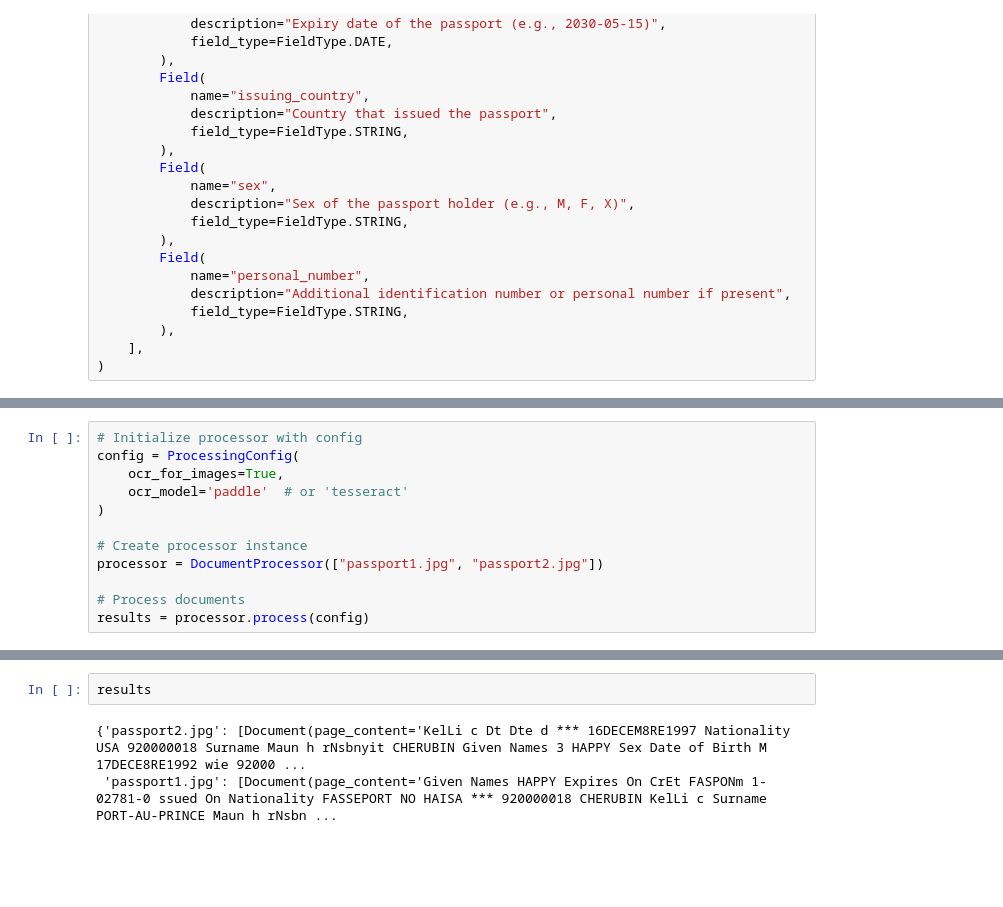
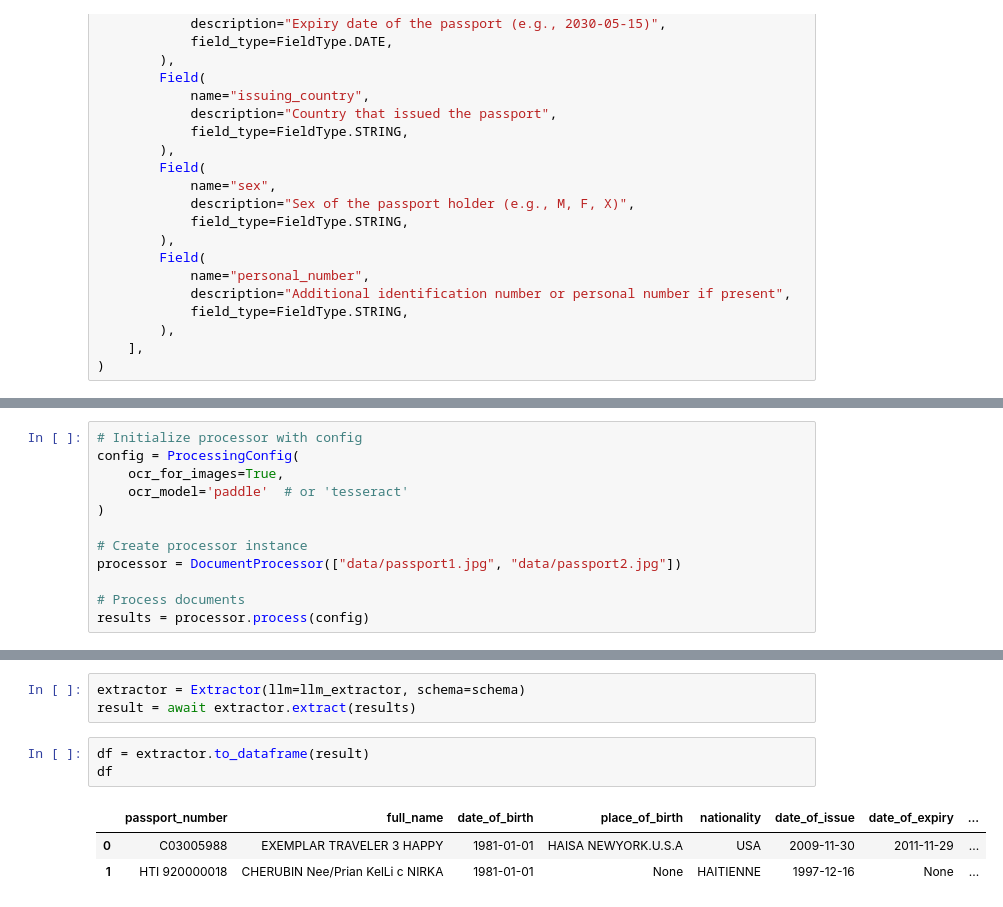
Before and after one commit to osllmai/IndoxMiner, a Jupyter notebook: examples/test.ipynb, the cells around one changed output, grey strips where cells are left out. Saved outputs shown, nothing was run; the diff lists cells and outputs as text; blank space fills up the shorter version.

```diff
--- a/examples/test.ipynb
+++ b/examples/test.ipynb
@@ -376,7 +359,7 @@ config = ProcessingConfig(
 )
 
 # Create processor instance
-processor = DocumentProcessor(["passport1.jpg", "passport2.jpg"])
+processor = DocumentProcessor(["data/passport1.jpg", "data/passport2.jpg"])
 
 # Process documents
 results = processor.process(config)
@@ -394,5 +374,10 @@ download https://paddleocr.bj.bcebos.com/dygraph_v2.0/ch/ch_ppocr_mobile_v2.0_cl
 # %%
-results
+extractor = Extractor(llm=llm_extractor, schema=schema)
+result = await extractor.extract(results)
-# %% [output]
-{'passport2.jpg': [Document(page_content='KelLi c Dt Dte d *** 16DECEM8RE1997 Nationality USA 920000018 Surname Maun h rNsbnyit CHERUBIN Given Names 3 HAPPY Sex Date of Birth M 17DECE8RE1992 wie 92000 ...
- 'passport1.jpg': [Document(page_content='Given Names HAPPY Expires On CrEt FASPONm 1-02781-0 ssued On Nationality FASSEPORT NO HAISA *** 920000018 CHERUBIN KelLi c Surname PORT-AU-PRINCE Maun h rNsbn ...
+# %%
+df = extractor.to_dataframe(result)
+df
+# %% [output]
+|  | passport_number | full_name | date_of_birth | place_of_birth | nationality | date_of_issue | date_of_expiry | ... |
+| 0 | C03005988 | EXEMPLAR TRAVELER 3 HAPPY | 1981-01-01 | HAISA NEWYORK.U.S.A | USA | 2009-11-30 | 2011-11-29 | ... |
+| 1 | HTI 920000018 | CHERUBIN Nee/Prian KelLi c NIRKA | 1981-01-01 | None | HAITIENNE | 1997-12-16 | None | ... |
```
Also changed, not shown: parts of 21 cells of this notebook, 9 other files.
